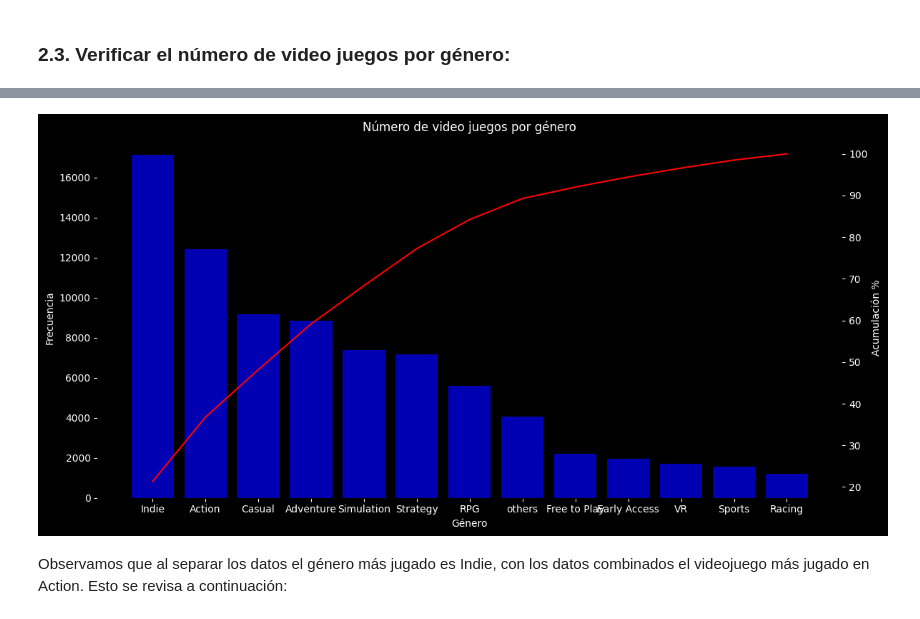
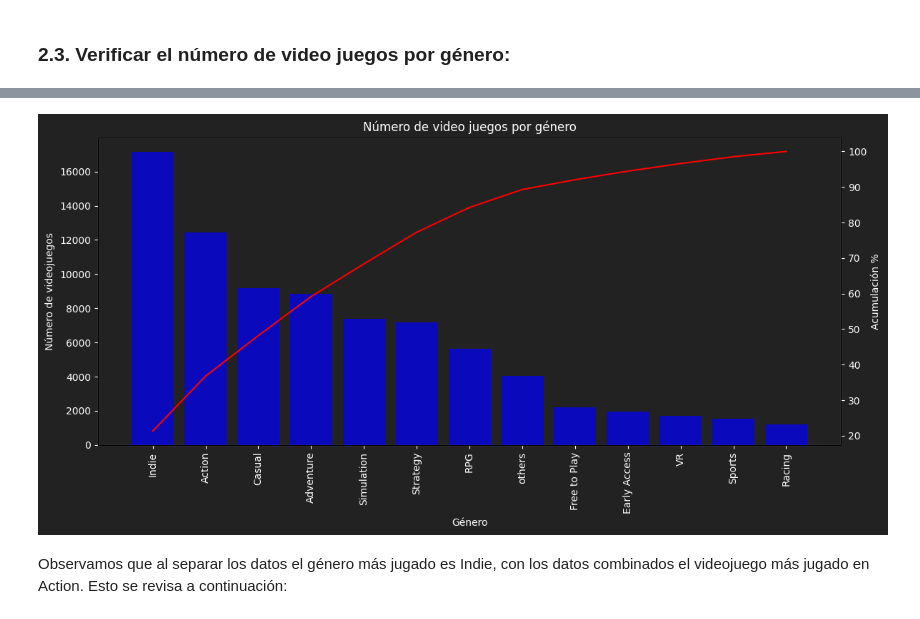
Before and after one commit to LDavidRojasD/MLOps_SteamGames_Proy1, a Jupyter notebook: 3. EDA_Datos_Limpios.ipynb, the cells around one changed output, grey strips where cells are left out. Cells and saved outputs as stored; diff of their text form; code cells hidden in the pictures.

```diff
--- a/3. EDA_Datos_Limpios.ipynb
+++ b/3. EDA_Datos_Limpios.ipynb
@@ -107,19 +109,29 @@ acumulacion_porcentual = frecuencia_generos.cumsum() / frecuencia_generos.sum()
 
 # Crear el gráfico de Pareto
 fig, ax1 = plt.subplots(figsize=(12, 6))
-fig.patch.set_facecolor('black')
+fig.patch.set_facecolor('#222222')
 
 
 # Barra de frecuencias con color azul y fondo negro
 ax1.bar(frecuencia_generos.index, frecuencia_generos, color='blue', alpha=0.7, label='Frecuencia')
 
 # Configurar el fondo negro
-ax1.set_facecolor('black')
+ax1.set_facecolor('#222222')
+
+# Configurar el color del marco a blanco
+plt.rcParams['figure.edgecolor'] = 'white'
+
+# Configurar el color de las líneas de los ejes
+plt.gca().spines['bottom'].set_color('white')
+plt.gca().spines['top'].set_color('white')
+plt.gca().spines['right'].set_color('white')
+plt.gca().spines['left'].set_color('white')
 
 # Eje y izquierdo para las barras
 ax1.set_xlabel('Género', color='white')
 ax1.set_ylabel('Frecuencia', color='white')
 ax1.tick_params('y', colors='white')
+ax1.tick_params('x', colors='#222222')
 
 # Eje y derecho para la acumulación porcentual
 ax2 = ax1.twinx()
@@ -254,40 +266,48 @@ frecuencia_generos = df_genres_expanded['genres'].value_counts()
 
 # Calcular la acumulación porcentual
 acumulacion_porcentual = frecuencia_generos.cumsum() / frecuencia_generos.sum() * 100
 
 # Crear el gráfico de Pareto
 fig, ax1 = plt.subplots(figsize=(12, 6))
-fig.patch.set_facecolor('black')
+fig.patch.set_facecolor('#222222')
 
 
 # Barra de frecuencias con color azul y fondo negro
 ax1.bar(frecuencia_generos.index, frecuencia_generos, color='blue', alpha=0.7, label='Frecuencia')
 
 # Configurar el fondo negro
-ax1.set_facecolor('black')
+ax1.set_facecolor('#222222')
+
+# Configurar el color del marco a blanco
+plt.rcParams['figure.edgecolor'] = 'white'
+
+# Configurar el color de las líneas de los ejes
+plt.gca().spines['bottom'].set_color('white')
+plt.gca().spines['top'].set_color('white')
+plt.gca().spines['right'].set_color('white')
+plt.gca().spines['left'].set_color('white')
 
 # Eje y izquierdo para las barras
 ax1.set_xlabel('Género', color='white')
-ax1.set_ylabel('Frecuencia', color='white')
+ax1.set_ylabel('Número de videojuegos', color='white')
 ax1.tick_params('y', colors='white')
-
-ax1.tick_params(axis='x', colors='white')
-
+ax1.tick_params('x', colors='white')
+plt.xticks(rotation='vertical', color='white')
 
 # Eje y derecho para la acumulación porcentual
 ax2 = ax1.twinx()
 ax2.plot(frecuencia_generos.index, acumulacion_porcentual, color='red', label='Acumulación %')
 ax2.set_ylabel('Acumulación %', color='white')
 ax2.tick_params('y', colors='white')
 
 # Título y leyendas
 plt.title('Número de video juegos por género', color='white')
 fig.tight_layout()
 
 # Mostrar el gráfico
 plt.show()
 # %% [output]
-[figure, old version]
+[figure, new version]
 # %% [markdown]
 Observamos que al separar los datos el género más jugado es Indie, con los datos combinados el videojuego más jugado en Action. Esto se revisa a continuación:
 # %%
```
Also changed, not shown: parts of 4 cells of this notebook, 5 other files.
